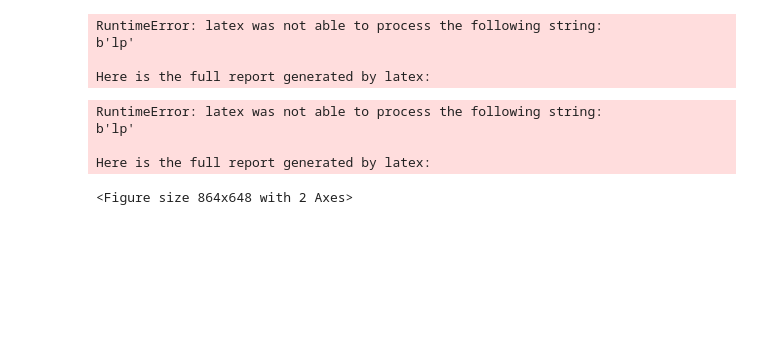
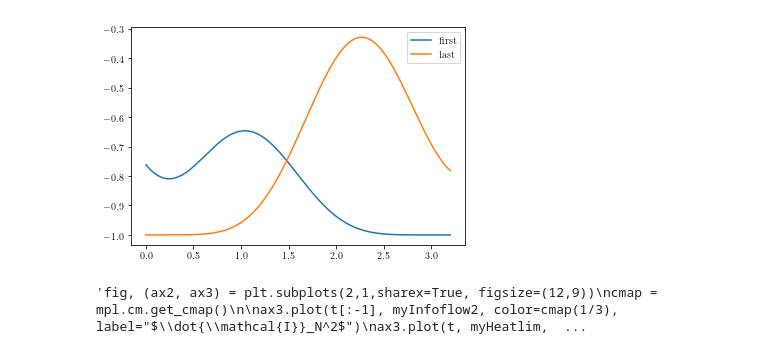
Before and after one commit to eddie0809/BachelorRepository, a Jupyter notebook: main_notebook.ipynb, the cells around one changed output. Cells and saved outputs as stored; diff of their text form; code cells hidden in the pictures; blank space fills up the shorter version.

```diff
--- a/main_notebook.ipynb
+++ b/main_notebook.ipynb
@@ -60,7 +60,7 @@ def initSystem(alpha, firstState, secondState, N):
 	astar = -alpha
 	rhoSystem = tensor(firstState, secondState)+ alpha * tensor(Qobj([[0,1],[0,0]]), Qobj([[0,0],[1,0]])) + astar * tensor(Qobj([[0,0],[1,0]]), Qobj([[0,1],[0,0]]))
 	for i in range(1,N):
-		rhoSystem = tensor(rhoSystem, Qobj([[1,0],[0,0]]))
+		rhoSystem = tensor(rhoSystem, Qobj([[0,0],[0,1]]))
 	return rhoSystem
 # %%
 ## define plot parameters
@@ -80,9 +80,10 @@ def plotOne(ylabel,howmany,what,title):
 ## define constants
 #
 N=4
-beta = 1
-alpha = 1.j * .25 * 1/(np.cosh(beta))**2
-astar = -alpha
+betaOne = 1
+betaTwo = .1 *.1*.1
+#alpha = 1.j * .25 * 1/(np.cosh(beta))**2
+#astar = -alpha
 n = 3200
 dt = 1e-3
 t = np.linspace(0, n*dt, n)
@@ -115,22 +131,27 @@ myInfoflow2 = [myInfoflow[n]**2 for n in range(len(myInfoflow))]
 ## stuff that is new in main.py
 #
 
-rhoSystem = initSystem(alpha, firstState, rho, N)
-rhoSystempoint5 = initSystem(.5*alpha, firstState, rho, N)
-rhoSystempoint1 = initSystem(.1*alpha, firstState, rho, N)
-
-maxEvo = qutip.mesolve(Hint, rhoSystem, t, [], []).states
-point5Evo = qutip.mesolve(Hint, rhoSystempoint5, t, [], []).states
-point1Evo = qutip.mesolve(Hint, rhoSystempoint1, t, [], []).states
-
 qEntmax = [entropy_vn(maxEvo[dt].ptrace(N), base=np.e) for dt in range(len(t))]
 qEntpoint5 = [entropy_vn(point5Evo[dt].ptrace(N), base=np.e) for dt in range(len(t))]
 qEntpoint1 = [entropy_vn(point1Evo[dt].ptrace(N), base=np.e) for dt in range(len(t))]
-
+qEntzero = [entropy_vn(zeroEvo[dt].ptrace(N), base=np.e) for dt in range(len(t))]
+print('#')
 infoFlowmax = np.square(np.diff(qEntmax)/t[1])
 infoFlowpoint5 = np.square(np.diff(qEntpoint5)/t[1])
 infoFlowpoint1 = np.square(np.diff(qEntpoint1)/t[1])
-
-maxHeatlim = [-1.j *(np.pi/3 *1 / (np.log(2)**2)) * (commutator(maxEvo[dt], Hint).unit().ptrace(N) * sigmaz()).tr() for dt in range(len(t))]
-point5Heatlim = [-1.j *(np.pi/3 *1 / (np.log(2)**2)) * (commutator(point5Evo[dt], Hint).unit().ptrace(N) * sigmaz()).tr() for dt in range(len(t))]
-point1Heatlim = [-1.j *(np.pi/3 *1 / (np.log(2)**2)) * (commutator(point1Evo[dt], Hint).unit().ptrace(N) * sigmaz()).tr() for dt in range(len(t))]
+infoFlowzero = np.square(np.diff(qEntzero)/t[1])
+print('##')
+maxHeatlim = [-1.j *(np.pi/3 *1 / (np.log(2)**2)) * (commutator(Hint, maxEvo[dt]).ptrace(N) * sigmaz()).tr() for dt in range(len(t))]
+point5Heatlim = [-1.j *(np.pi/3 *1 / (np.log(2)**2)) * (commutator(Hint, point5Evo[dt]).ptrace(N) * sigmaz()).tr() for dt in range(len(t))]
+point1Heatlim = [-1.j *(np.pi/3 *1 / (np.log(2)**2)) * (commutator(Hint, point1Evo[dt]).ptrace(N) * sigmaz()).tr() for dt in range(len(t))]
+zeroHeatlim = [-1.j *(np.pi/3 *1 / (np.log(2)**2)) * (commutator(Hint, zeroEvo[dt]).ptrace(N) * sigmaz()).tr() for dt in range(len(t))]
+print('###')
+maxFid = [fidelity(firstState, maxEvo[dt].ptrace(N)) for dt in range(len(t))]
+point5Fid = [fidelity(firstState, point5Evo[dt].ptrace(N)) for dt in range(len(t))]
+point1Fid = [fidelity(firstState, point1Evo[dt].ptrace(N)) for dt in range(len(t))]
+zeroFid = [fidelity(firstState, zeroEvo[dt].ptrace(N)) for dt in range(len(t))]
+print('####')
+magnet_max_first = [expect(maxEvo[dt].ptrace(0), sigmaz()) for dt in range(len(t))]
+magnet_max_last = [expect(maxEvo[dt].ptrace(N), sigmaz()) for dt in range(len(t))]
+#magnet_point1 = [expect(point1Evo[dt].ptrace(N), sigmaz()) for dt in range(len(t))]
+#magnet_zero = [expect(zeroEvo[dt].ptrace(N), sigmaz()) for dt in range(len(t))]
@@ -137,8 +238,15 @@ point1Heatlim = [-1.j *(np.pi/3 *1 / (np.log(2)**2)) * (commutator(point1Evo[dt]
+# %%
+plt.plot(t, magnet_max_first, label=r"first")
+plt.plot(t, magnet_max_last, label=r"last")
+plt.legend()
+plt.show()
+# %% [output]
+[figure, added]
 # %%
 ## plots
 #
 
-fig, (ax2, ax3) = plt.subplots(2,1,sharex=True, figsize=(12,9))
+"""fig, (ax2, ax3) = plt.subplots(2,1,sharex=True, figsize=(12,9))
 cmap = mpl.cm.get_cmap()
 
 ax3.plot(t[:-1], myInfoflow2, color=cmap(1/3), label="$\dot{\mathcal{I}}_N^2$")
@@ -154,14 +262,6 @@ ax2.axvline(np.pi,color='grey')
 ax3.axvline(np.pi,color='grey')
 fig.legend(loc=7)
 fig.tight_layout()
-fig.subplots_adjust(right=0.8)
+fig.subplots_adjust(right=0.8)"""
 # %% [output]
-RuntimeError: latex was not able to process the following string:
-b'lp'
-
-Here is the full report generated by latex:
+'fig, (ax2, ax3) = plt.subplots(2,1,sharex=True, figsize=(12,9))\ncmap = mpl.cm.get_cmap()\n\nax3.plot(t[:-1], myInfoflow2, color=cmap(1/3), label="$\\dot{\\mathcal{I}}_N^2$")\nax3.plot(t, myHeatlim,  ...
-RuntimeError: latex was not able to process the following string:
-b'lp'
-
-Here is the full report generated by latex:
-<Figure size 864x648 with 2 Axes>
```
Also changed, not shown: parts of 7 cells of this notebook.
